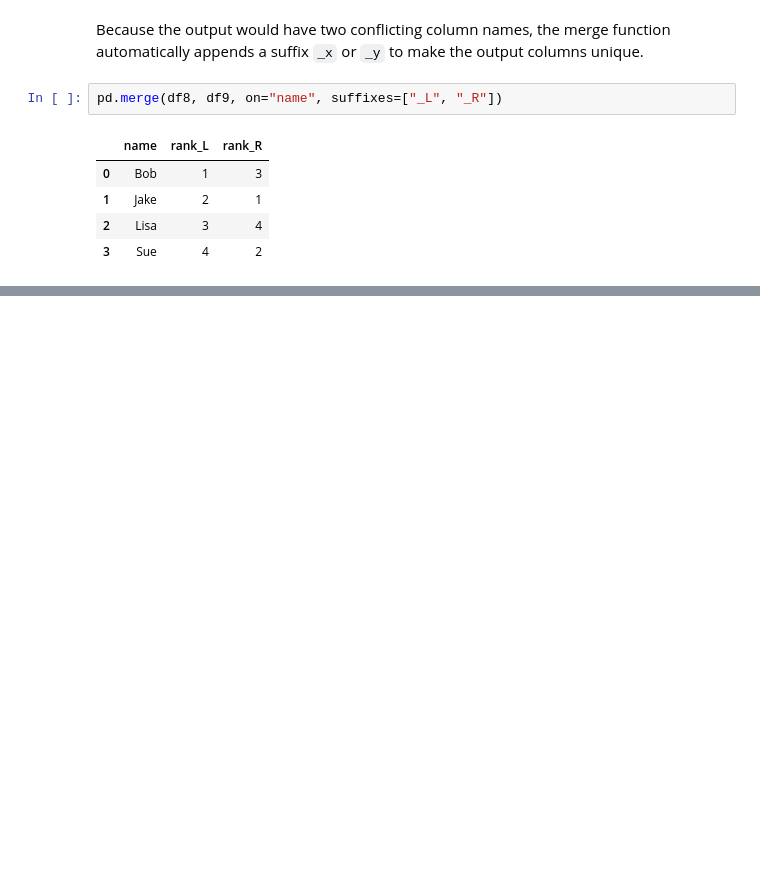
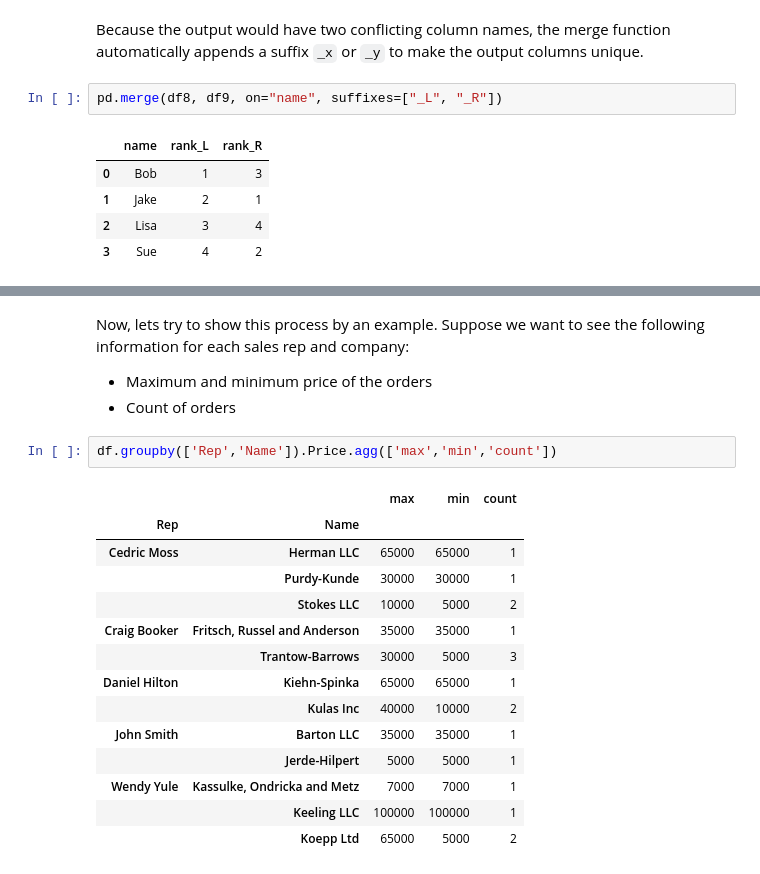
Before and after one commit to tauseef1234/Python_Starter_Toolkit, a Jupyter notebook: Pandas/Concat-Merge-Groupby.ipynb, the cells around one changed output, grey strips where cells are left out. Drawn from its saved outputs; the diff is of its cells as text; blank space fills up the shorter version.

```diff
--- a/Pandas/Concat-Merge-Groupby.ipynb
+++ b/Pandas/Concat-Merge-Groupby.ipynb
@@ -221,0 +388,22 @@ pd.merge(df8, df9, on="name", suffixes=["_L", "_R"])
+# %% [markdown]
+Now, lets try to show this process by an example. Suppose we want to see the following information for each sales rep and company:
+
+- Maximum and minimum price of the orders
+- Count of orders
+# %%
+df.groupby(['Rep','Name']).Price.agg(['max','min','count'])
+# %% [output]
+|  |  | max | min | count |
+| Rep | Name |  |  |  |
+| Cedric Moss | Herman LLC | 65000 | 65000 | 1 |
+|  | Purdy-Kunde | 30000 | 30000 | 1 |
+|  | Stokes LLC | 10000 | 5000 | 2 |
+| Craig Booker | Fritsch, Russel and Anderson | 35000 | 35000 | 1 |
+|  | Trantow-Barrows | 30000 | 5000 | 3 |
+| Daniel Hilton | Kiehn-Spinka | 65000 | 65000 | 1 |
+|  | Kulas Inc | 40000 | 10000 | 2 |
+| John Smith | Barton LLC | 35000 | 35000 | 1 |
+|  | Jerde-Hilpert | 5000 | 5000 | 1 |
+| Wendy Yule | Kassulke, Ondricka and Metz | 7000 | 7000 | 1 |
+|  | Keeling LLC | 100000 | 100000 | 1 |
+|  | Koepp Ltd | 65000 | 5000 | 2 |
```
Also changed, not shown: parts of 18 cells of this notebook, 1 other file.
